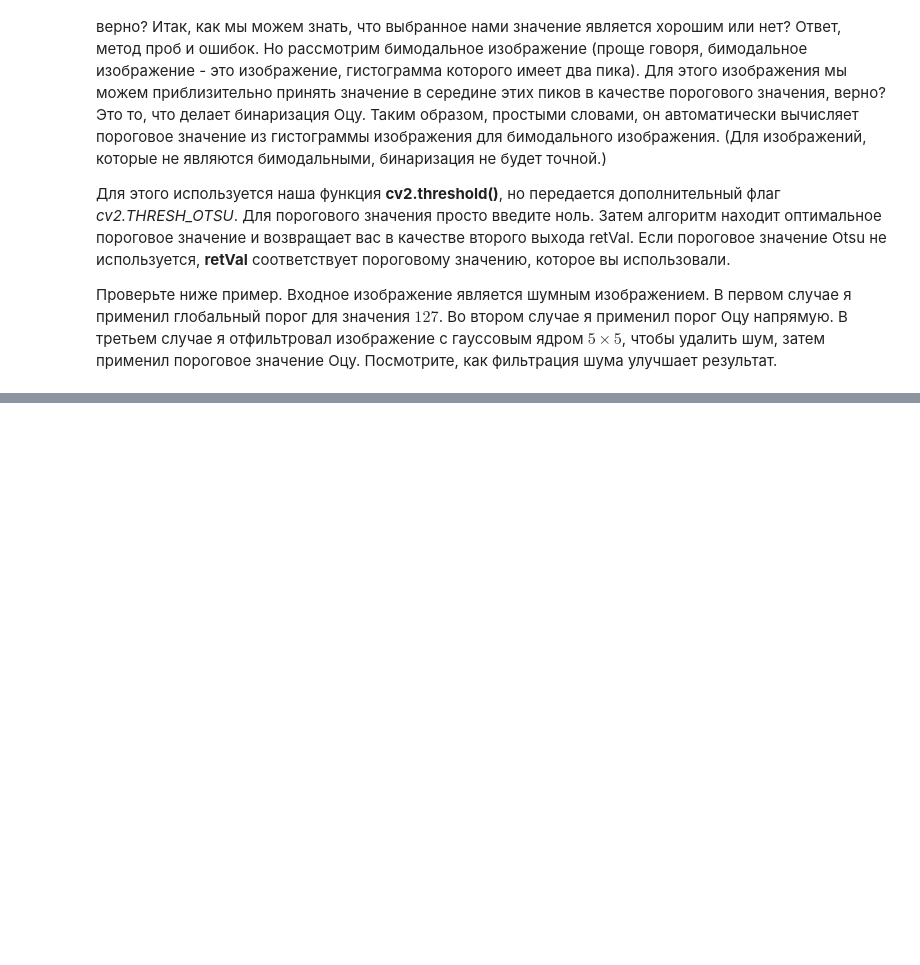
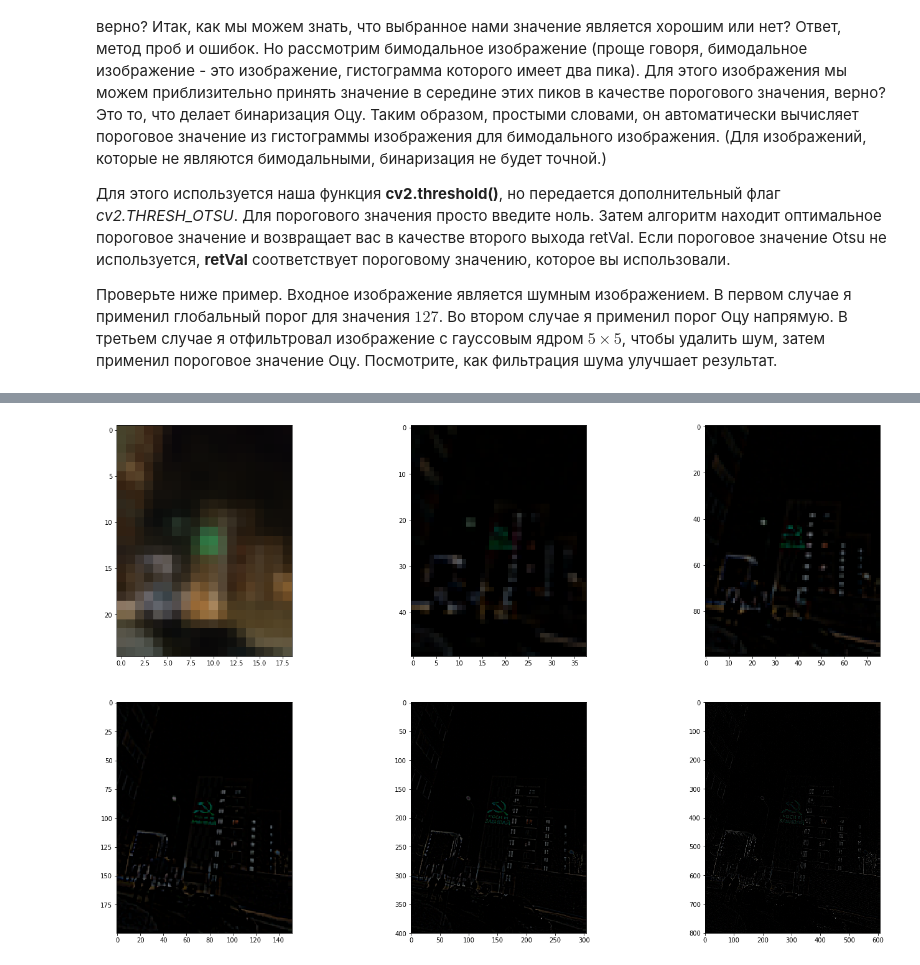
Before and after one commit to Keleas/Computer_Vision_School, a Jupyter notebook: 03. Simple features/[seminar]simple_features.ipynb, the cells around one changed output, grey strips where cells are left out. Cells and saved outputs as stored; diff of their text form; code cells hidden in the pictures; blank space fills up the shorter version.

```diff
--- a/03. Simple features/[seminar]simple_features.ipynb
+++ b/03. Simple features/[seminar]simple_features.ipynb
@@ -570,0 +617,20 @@ plt.show()
+# %%
+# Генерируем пирамиды Гаусса
+G = img.copy()
+gpA = [G]
+for i in range(6):
+    G = cv2.pyrDown(G)
+    gpA.append(G)
+
+# Генерируем пирамиды Лапласа
+lpA = [gpA[5]]
+for i in range(5,0,-1):
+    GE = cv2.pyrUp(gpA[i])
+    h_ge, w_ge, _ = GE.shape
+    h_a, w_a, _ = gpA[i-1].shape
+    print(f'Разница между высотой и шириной:', abs(h_ge-h_a), abs(w_ge-w_a))
+    # делаем падинг для согласования размеров изображений
+    gpA[i-1] = np.pad(gpA[i-1], pad_width=[(0, abs(h_ge-h_a)), (0, abs(w_ge-w_a)), (0, 0)], mode='edge')
+    print(f'Размеры изображений после падинга: {GE.shape, gpA[i-1].shape}\n')
+    L = cv2.subtract(gpA[i-1],GE)
+    lpA.append(L)
@@ -570,0 +652,9 @@ plt.show()
+# %%
+# Визуализация пирамид
+fig, m_axs = plt.subplots(2, 3, figsize=(24, 15))
+m_axs = m_axs.ravel(order='C')
+
+for i, ax in enumerate(m_axs):
+    ax.imshow(lpA[i])
+# %% [output]
+[figure, added]
```
Also changed, not shown: parts of 12 cells of this notebook, 1 other file.
